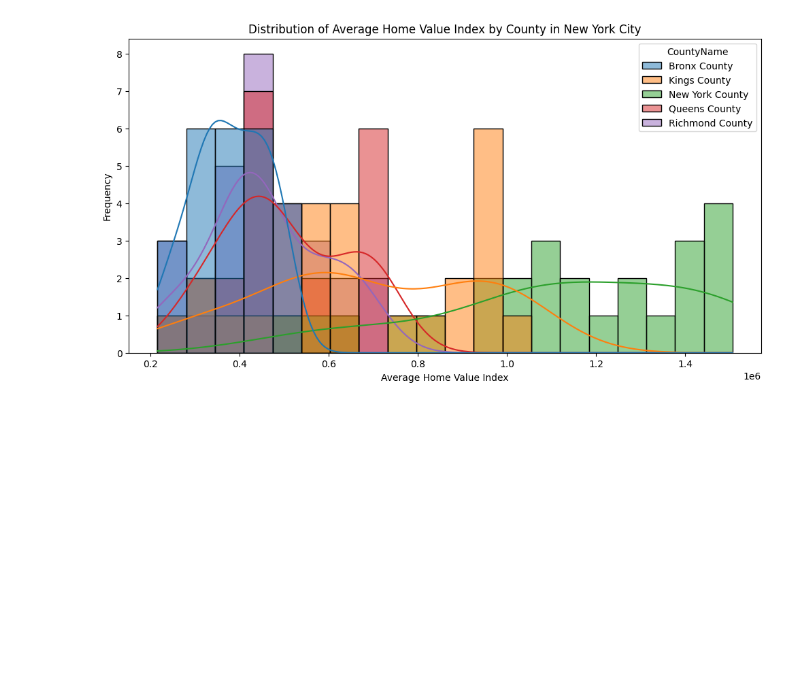
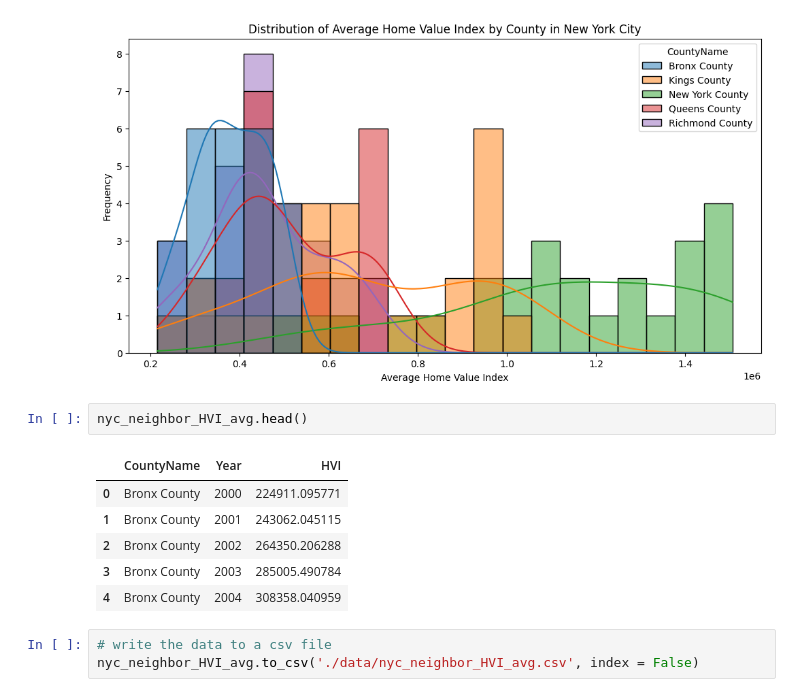
Before and after one commit to NakaFrozn/si618_final_project, a Jupyter notebook: nyc_house_price.ipynb, the cells around one changed output. Cells and saved outputs as stored; diff of their text form; blank space fills up the shorter version.

```diff
--- a/nyc_house_price.ipynb
+++ b/nyc_house_price.ipynb
@@ -82,3 +75,15 @@ plt.ylabel('Frequency')
 plt.show()
 # %% [output]
 [figure]
+# %%
+nyc_neighbor_HVI_avg.head()
+# %% [output]
+|  | CountyName | Year | HVI |
+| 0 | Bronx County | 2000 | 224911.095771 |
+| 1 | Bronx County | 2001 | 243062.045115 |
+| 2 | Bronx County | 2002 | 264350.206288 |
+| 3 | Bronx County | 2003 | 285005.490784 |
+| 4 | Bronx County | 2004 | 308358.040959 |
+# %%
+# write the data to a csv file
+nyc_neighbor_HVI_avg.to_csv('./data/nyc_neighbor_HVI_avg.csv', index = False)
```
Also changed, not shown: parts of 3 cells of this notebook, 3 other files.
